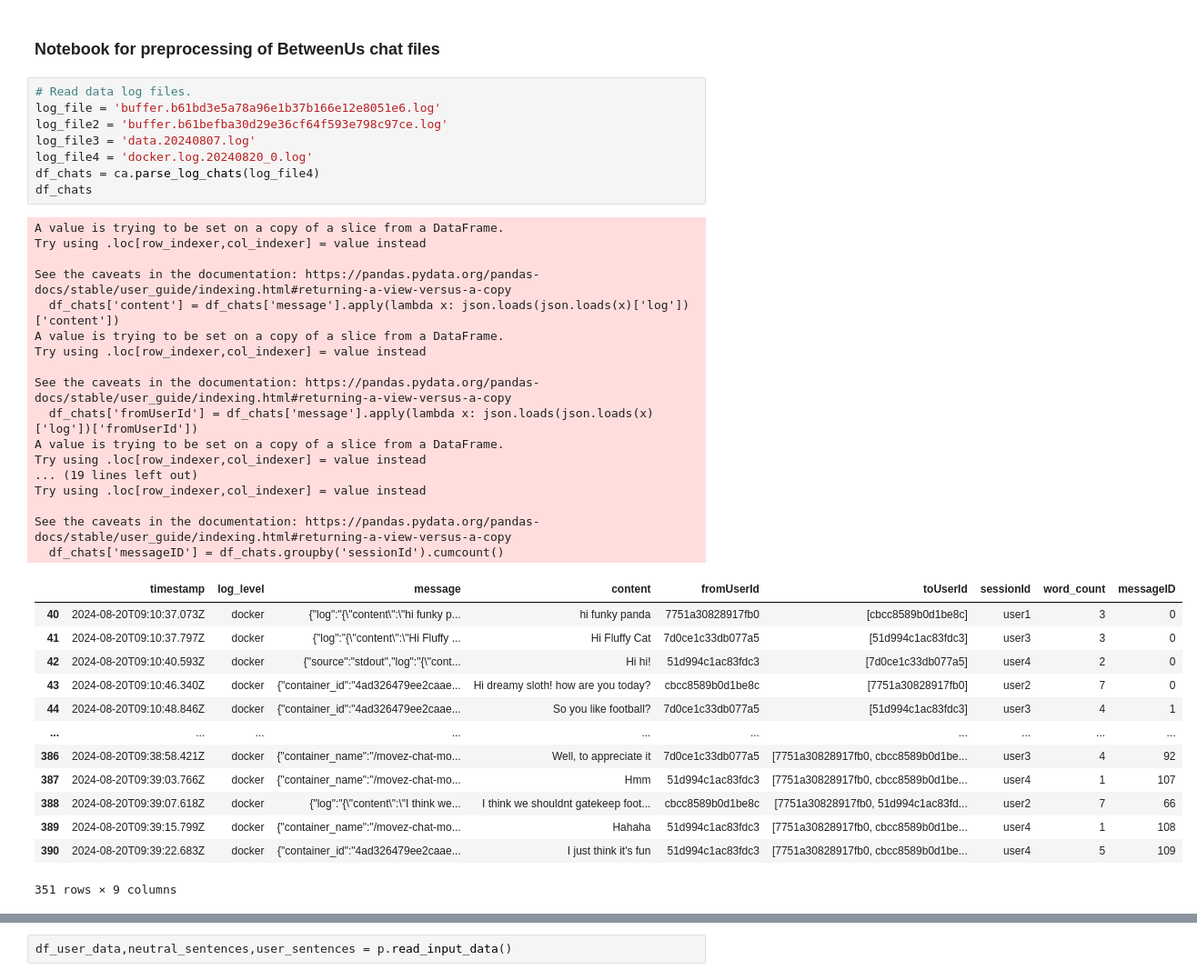
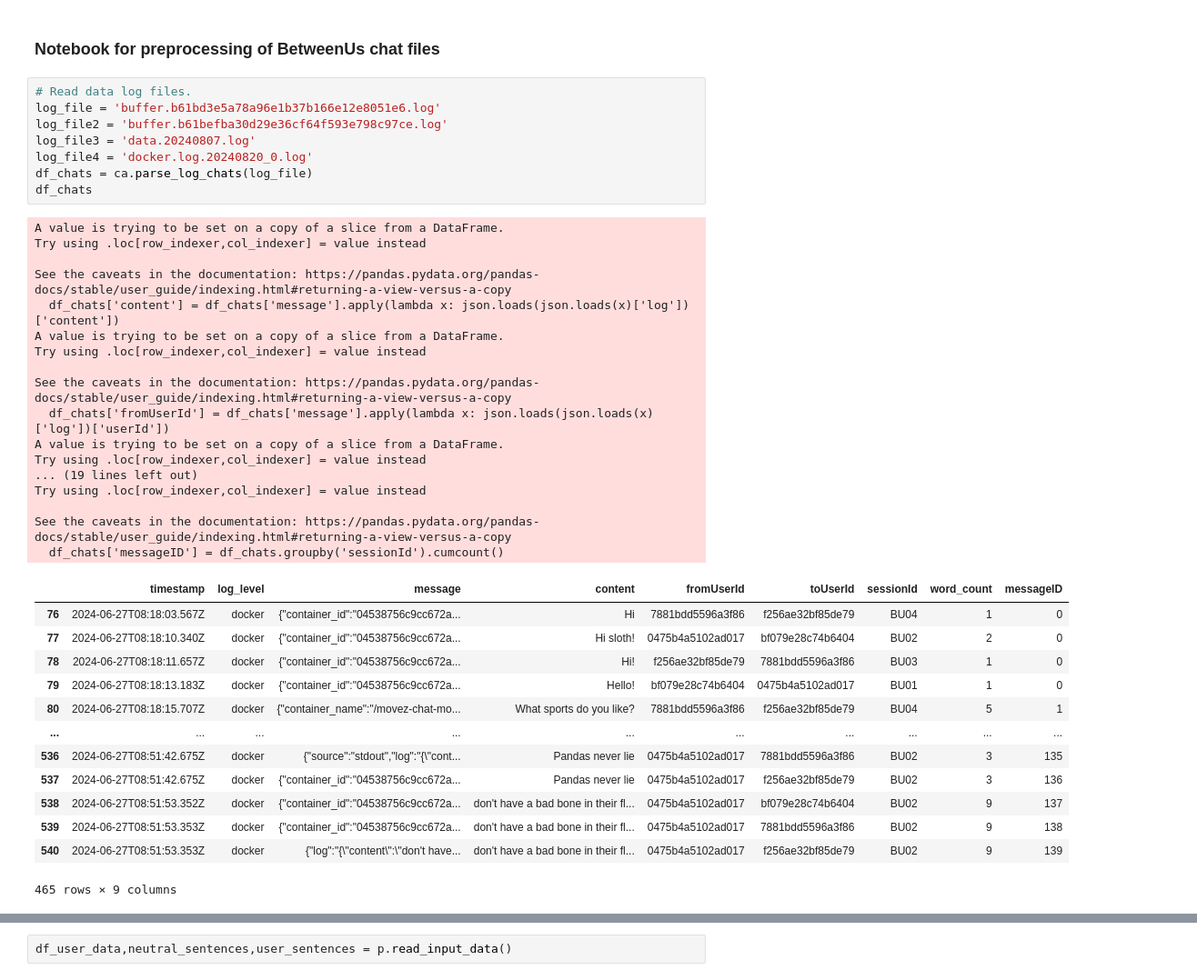
Before and after one commit to MovezNetwork/llm-evaluation, a Jupyter notebook: N0_Preprocess_ChatAnalysis_New.ipynb, the cells around one changed output, grey strips where cells are left out. Shown at 91% size. Cells and saved outputs as stored; diff of their text form.

```diff
--- a/N0_Preprocess_ChatAnalysis_New.ipynb
+++ b/N0_Preprocess_ChatAnalysis_New.ipynb
@@ -18,40 +18,40 @@ sys.path.insert(0, parentdir)
 # %%
 # Read data log files.
 log_file = 'buffer.b61bd3e5a78a96e1b37b166e12e8051e6.log'
 log_file2 = 'buffer.b61befba30d29e36cf64f593e798c97ce.log'
 log_file3 = 'data.20240807.log'
 log_file4 = 'docker.log.20240820_0.log'
-df_chats = ca.parse_log_chats(log_file4)
+df_chats = ca.parse_log_chats(log_file)
 df_chats
 # %% [output]
 A value is trying to be set on a copy of a slice from a DataFrame.
 Try using .loc[row_indexer,col_indexer] = value instead
 
 See the caveats in the documentation: https://pandas.pydata.org/pandas-docs/stable/user_guide/indexing.html#returning-a-view-versus-a-copy
   df_chats['content'] = df_chats['message'].apply(lambda x: json.loads(json.loads(x)['log'])['content'])
 A value is trying to be set on a copy of a slice from a DataFrame.
 Try using .loc[row_indexer,col_indexer] = value instead
 
 See the caveats in the documentation: https://pandas.pydata.org/pandas-docs/stable/user_guide/indexing.html#returning-a-view-versus-a-copy
-  df_chats['fromUserId'] = df_chats['message'].apply(lambda x: json.loads(json.loads(x)['log'])['fromUserId'])
+  df_chats['fromUserId'] = df_chats['message'].apply(lambda x: json.loads(json.loads(x)['log'])['userId'])
 A value is trying to be set on a copy of a slice from a DataFrame.
 Try using .loc[row_indexer,col_indexer] = value instead
 ... (19 lines left out)
 Try using .loc[row_indexer,col_indexer] = value instead
 
 See the caveats in the documentation: https://pandas.pydata.org/pandas-docs/stable/user_guide/indexing.html#returning-a-view-versus-a-copy
   df_chats['messageID'] = df_chats.groupby('sessionId').cumcount()
 |  | timestamp | log_level | message | content | fromUserId | toUserId | sessionId | word_count | messageID |
-| 40 | 2024-08-20T09:10:37.073Z | docker | {"log":"{\"content\":\"hi funky p... | hi funky panda | 7751a30828917fb0 | [cbcc8589b0d1be8c] | user1 | 3 | 0 |
-| 41 | 2024-08-20T09:10:37.797Z | docker | {"log":"{\"content\":\"Hi Fluffy ... | Hi Fluffy Cat | 7d0ce1c33db077a5 | [51d994c1ac83fdc3] | user3 | 3 | 0 |
-| 42 | 2024-08-20T09:10:40.593Z | docker | {"source":"stdout","log":"{\"cont... | Hi hi! | 51d994c1ac83fdc3 | [7d0ce1c33db077a5] | user4 | 2 | 0 |
-| 43 | 2024-08-20T09:10:46.340Z | docker | {"container_id":"4ad326479ee2caae... | Hi dreamy sloth! how are you today? | cbcc8589b0d1be8c | [7751a30828917fb0] | user2 | 7 | 0 |
-| 44 | 2024-08-20T09:10:48.846Z | docker | {"container_id":"4ad326479ee2caae... | So you like football? | 7d0ce1c33db077a5 | [51d994c1ac83fdc3] | user3 | 4 | 1 |
+| 76 | 2024-06-27T08:18:03.567Z | docker | {"container_id":"04538756c9cc672a... | Hi | 7881bdd5596a3f86 | f256ae32bf85de79 | BU04 | 1 | 0 |
+| 77 | 2024-06-27T08:18:10.340Z | docker | {"container_id":"04538756c9cc672a... | Hi sloth! | 0475b4a5102ad017 | bf079e28c74b6404 | BU02 | 2 | 0 |
+| 78 | 2024-06-27T08:18:11.657Z | docker | {"container_id":"04538756c9cc672a... | Hi! | f256ae32bf85de79 | 7881bdd5596a3f86 | BU03 | 1 | 0 |
+| 79 | 2024-06-27T08:18:13.183Z | docker | {"container_id":"04538756c9cc672a... | Hello! | bf079e28c74b6404 | 0475b4a5102ad017 | BU01 | 1 | 0 |
+| 80 | 2024-06-27T08:18:15.707Z | docker | {"container_name":"/movez-chat-mo... | What sports do you like? | 7881bdd5596a3f86 | f256ae32bf85de79 | BU04 | 5 | 1 |
 | ... | ... | ... | ... | ... | ... | ... | ... | ... | ... |
-| 386 | 2024-08-20T09:38:58.421Z | docker | {"container_name":"/movez-chat-mo... | Well, to appreciate it | 7d0ce1c33db077a5 | [7751a30828917fb0, cbcc8589b0d1be... | user3 | 4 | 92 |
-| 387 | 2024-08-20T09:39:03.766Z | docker | {"container_name":"/movez-chat-mo... | Hmm | 51d994c1ac83fdc3 | [7751a30828917fb0, cbcc8589b0d1be... | user4 | 1 | 107 |
-| 388 | 2024-08-20T09:39:07.618Z | docker | {"log":"{\"content\":\"I think we... | I think we shouldnt gatekeep foot... | cbcc8589b0d1be8c | [7751a30828917fb0, 51d994c1ac83fd... | user2 | 7 | 66 |
-| 389 | 2024-08-20T09:39:15.799Z | docker | {"container_name":"/movez-chat-mo... | Hahaha | 51d994c1ac83fdc3 | [7751a30828917fb0, cbcc8589b0d1be... | user4 | 1 | 108 |
-| 390 | 2024-08-20T09:39:22.683Z | docker | {"container_id":"4ad326479ee2caae... | I just think it's fun | 51d994c1ac83fdc3 | [7751a30828917fb0, cbcc8589b0d1be... | user4 | 5 | 109 |
+| 536 | 2024-06-27T08:51:42.675Z | docker | {"source":"stdout","log":"{\"cont... | Pandas never lie | 0475b4a5102ad017 | 7881bdd5596a3f86 | BU02 | 3 | 135 |
+| 537 | 2024-06-27T08:51:42.675Z | docker | {"container_id":"04538756c9cc672a... | Pandas never lie | 0475b4a5102ad017 | f256ae32bf85de79 | BU02 | 3 | 136 |
+| 538 | 2024-06-27T08:51:53.352Z | docker | {"container_id":"04538756c9cc672a... | don't have a bad bone in their fl... | 0475b4a5102ad017 | bf079e28c74b6404 | BU02 | 9 | 137 |
+| 539 | 2024-06-27T08:51:53.353Z | docker | {"container_id":"04538756c9cc672a... | don't have a bad bone in their fl... | 0475b4a5102ad017 | 7881bdd5596a3f86 | BU02 | 9 | 138 |
+| 540 | 2024-06-27T08:51:53.353Z | docker | {"log":"{\"content\":\"don't have... | don't have a bad bone in their fl... | 0475b4a5102ad017 | f256ae32bf85de79 | BU02 | 9 | 139 |
-351 rows × 9 columns
+465 rows × 9 columns
 # %%
```
Also changed, not shown: parts of 18 cells of this notebook, 15 other files.
